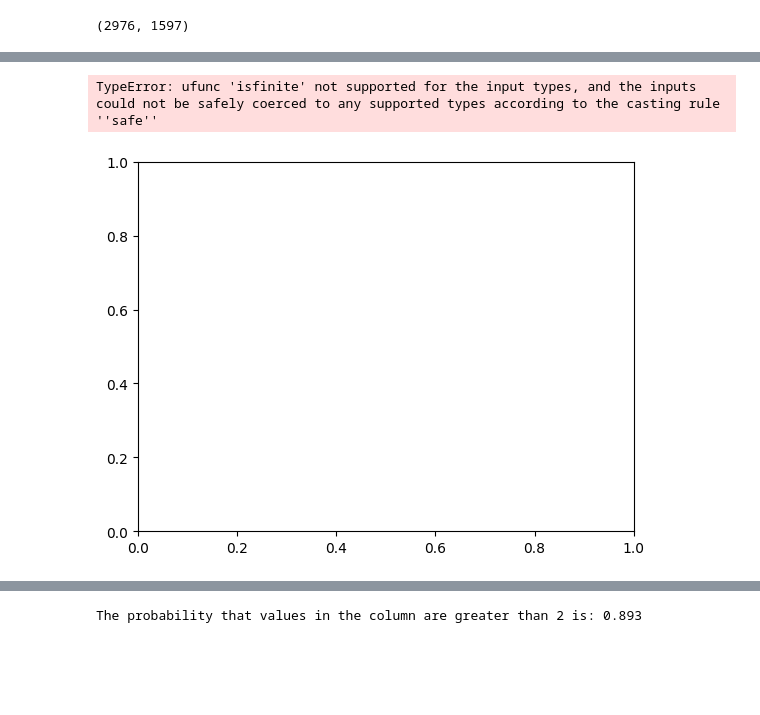
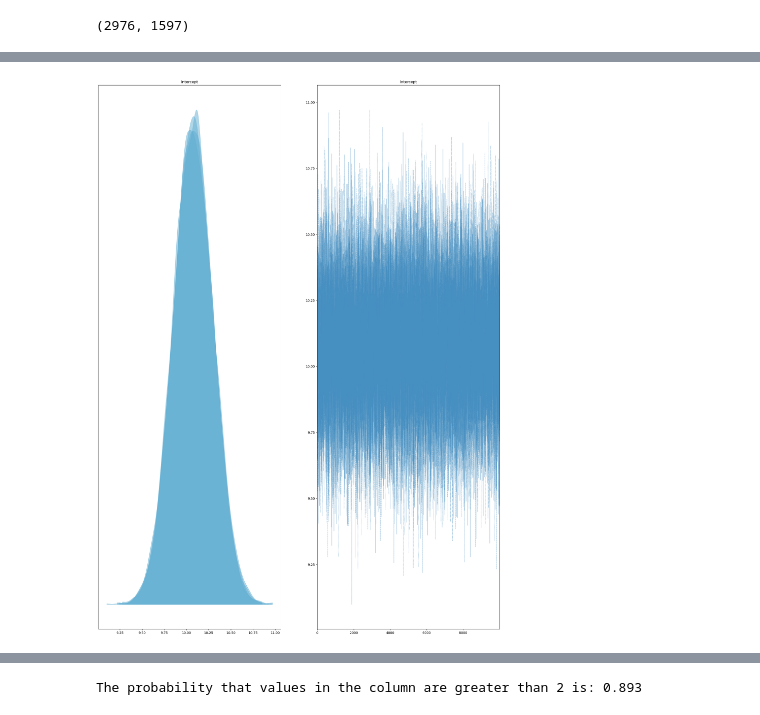
Before and after one commit to mairihallman/MAT-4376E-F24, a Jupyter notebook: 2-bayesian-data-analysis/python_q5.ipynb, the cells around one changed output, grey strips where cells are left out. Drawn from its saved outputs; the diff is of its cells as text; code cells hidden in the pictures; blank space fills up the shorter version.

```diff
--- a/2-bayesian-data-analysis/python_q5.ipynb
+++ b/2-bayesian-data-analysis/python_q5.ipynb
@@ -47,4 +38,6 @@ SyntaxError: invalid syntax (208802111.py, line 1)
 # %%
+rng = np.random.default_rng(69)
+
 with pm.Model() as model:
     intercept = pm.Normal('Intercept', mu=float(1.016e+01), sigma=100)
     slope_1 = pm.Normal('NumTransfers', mu=float(-1.469e+00), sigma=100)
@@ -65,7 +58,7 @@ with pm.Model() as model:
 
     likelihood = pm.Normal('y', mu=mu, sigma=sigma, observed=y)
 
-    trace = pm.sample(draws=10000, tune=5000,return_inferencedata=True, progressbar=True)
+    trace = pm.sample(draws=10000, tune=5000,return_inferencedata=True, progressbar=True,random_seed=rng)
 # %% [output]
 Auto-assigning NUTS sampler...
 Initializing NUTS using jitter+adapt_diag...
@@ -127,5 +124,4 @@ array([[<Axes: title={'center': 'intercept'}>,
-# %%
-az.plot_dist(trace)
-# %% [output]
-TypeError: ufunc 'isfinite' not supported for the input types, and the inputs could not be safely coerced to any supported types according to the casting rule ''safe''
-[figure, removed]
+# %%
+axes = az.plot_trace(trace, var_names = 'Intercept',figsize=(22, 30), plot_kwargs={'alpha':0},fill_kwargs={'alpha': 0.5, 'color': '#63afd3'})
+# %% [output]
+[figure, added]
```
Also changed, not shown: parts of 9 cells of this notebook, 9 other files.
